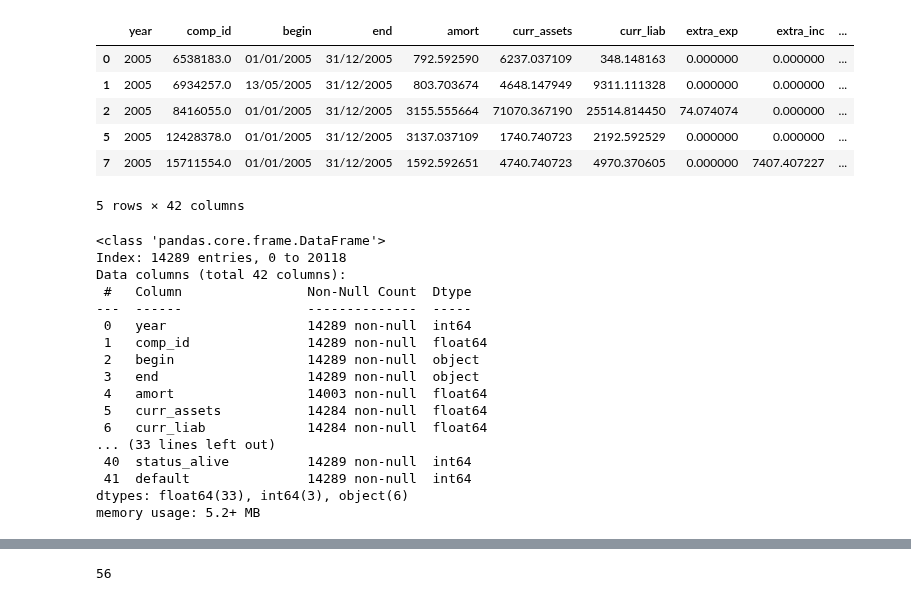
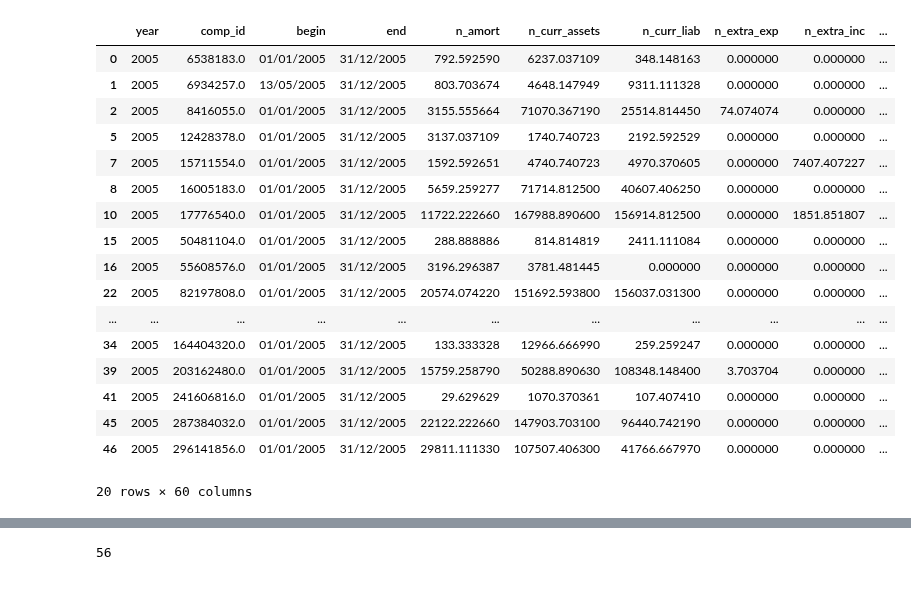
Before and after one commit to viethngn/Data_Analysis_3_ECBS5171, a Jupyter notebook: assignment3/assignment3_viethngn.ipynb, the cells around one changed output, grey strips where cells are left out. Saved outputs shown, nothing was run; the diff lists cells and outputs as text; code cells hidden in the pictures.

```diff
--- a/assignment3/assignment3_viethngn.ipynb
+++ b/assignment3/assignment3_viethngn.ipynb
@@ -85,32 +236,23 @@ def get_cleaned_data(local=True) -> pd.DataFrame:
 # %%
-work_df = get_cleaned_data()
+work_df, categorical_columns, numerical_columns, log_numerical_columns, croot_numerical_columns = get_cleaned_data()
 # work_df = get_cleaned_data(local=False)
-work_df.head()
+work_df.head(20)
 # %% [output]
-|  | year | comp_id | begin | end | amort | curr_assets | curr_liab | extra_exp | extra_inc | ... |
+|  | year | comp_id | begin | end | n_amort | n_curr_assets | n_curr_liab | n_extra_exp | n_extra_inc | ... |
 | 0 | 2005 | 6538183.0 | 01/01/2005 | 31/12/2005 | 792.592590 | 6237.037109 | 348.148163 | 0.000000 | 0.000000 | ... |
 | 1 | 2005 | 6934257.0 | 13/05/2005 | 31/12/2005 | 803.703674 | 4648.147949 | 9311.111328 | 0.000000 | 0.000000 | ... |
 | 2 | 2005 | 8416055.0 | 01/01/2005 | 31/12/2005 | 3155.555664 | 71070.367190 | 25514.814450 | 74.074074 | 0.000000 | ... |
 | 5 | 2005 | 12428378.0 | 01/01/2005 | 31/12/2005 | 3137.037109 | 1740.740723 | 2192.592529 | 0.000000 | 0.000000 | ... |
 | 7 | 2005 | 15711554.0 | 01/01/2005 | 31/12/2005 | 1592.592651 | 4740.740723 | 4970.370605 | 0.000000 | 7407.407227 | ... |
+| 8 | 2005 | 16005183.0 | 01/01/2005 | 31/12/2005 | 5659.259277 | 71714.812500 | 40607.406250 | 0.000000 | 0.000000 | ... |
+| 10 | 2005 | 17776540.0 | 01/01/2005 | 31/12/2005 | 11722.222660 | 167988.890600 | 156914.812500 | 0.000000 | 1851.851807 | ... |
+| 15 | 2005 | 50481104.0 | 01/01/2005 | 31/12/2005 | 288.888886 | 814.814819 | 2411.111084 | 0.000000 | 0.000000 | ... |
+| 16 | 2005 | 55608576.0 | 01/01/2005 | 31/12/2005 | 3196.296387 | 3781.481445 | 0.000000 | 0.000000 | 0.000000 | ... |
+| 22 | 2005 | 82197808.0 | 01/01/2005 | 31/12/2005 | 20574.074220 | 151692.593800 | 156037.031300 | 0.000000 | 0.000000 | ... |
+| ... | ... | ... | ... | ... | ... | ... | ... | ... | ... | ... |
+| 34 | 2005 | 164404320.0 | 01/01/2005 | 31/12/2005 | 133.333328 | 12966.666990 | 259.259247 | 0.000000 | 0.000000 | ... |
+| 39 | 2005 | 203162480.0 | 01/01/2005 | 31/12/2005 | 15759.258790 | 50288.890630 | 108348.148400 | 3.703704 | 0.000000 | ... |
+| 41 | 2005 | 241606816.0 | 01/01/2005 | 31/12/2005 | 29.629629 | 1070.370361 | 107.407410 | 0.000000 | 0.000000 | ... |
+| 45 | 2005 | 287384032.0 | 01/01/2005 | 31/12/2005 | 22122.222660 | 147903.703100 | 96440.742190 | 0.000000 | 0.000000 | ... |
+| 46 | 2005 | 296141856.0 | 01/01/2005 | 31/12/2005 | 29811.111330 | 107507.406300 | 41766.667970 | 0.000000 | 0.000000 | ... |
-5 rows × 42 columns
+20 rows × 60 columns
-# %%
-work_df.info()
-# %% [output]
-<class 'pandas.core.frame.DataFrame'>
-Index: 14289 entries, 0 to 20118
-Data columns (total 42 columns):
- #   Column                Non-Null Count  Dtype
----  ------                --------------  -----
- 0   year                  14289 non-null  int64
- 1   comp_id               14289 non-null  float64
- 2   begin                 14289 non-null  object
- 3   end                   14289 non-null  object
- 4   amort                 14003 non-null  float64
- 5   curr_assets           14284 non-null  float64
- 6   curr_liab             14284 non-null  float64
-... (33 lines left out)
- 40  status_alive          14289 non-null  int64
- 41  default               14289 non-null  int64
-dtypes: float64(33), int64(3), object(6)
-memory usage: 5.2+ MB
```
Also changed, not shown: parts of 25 cells of this notebook.
